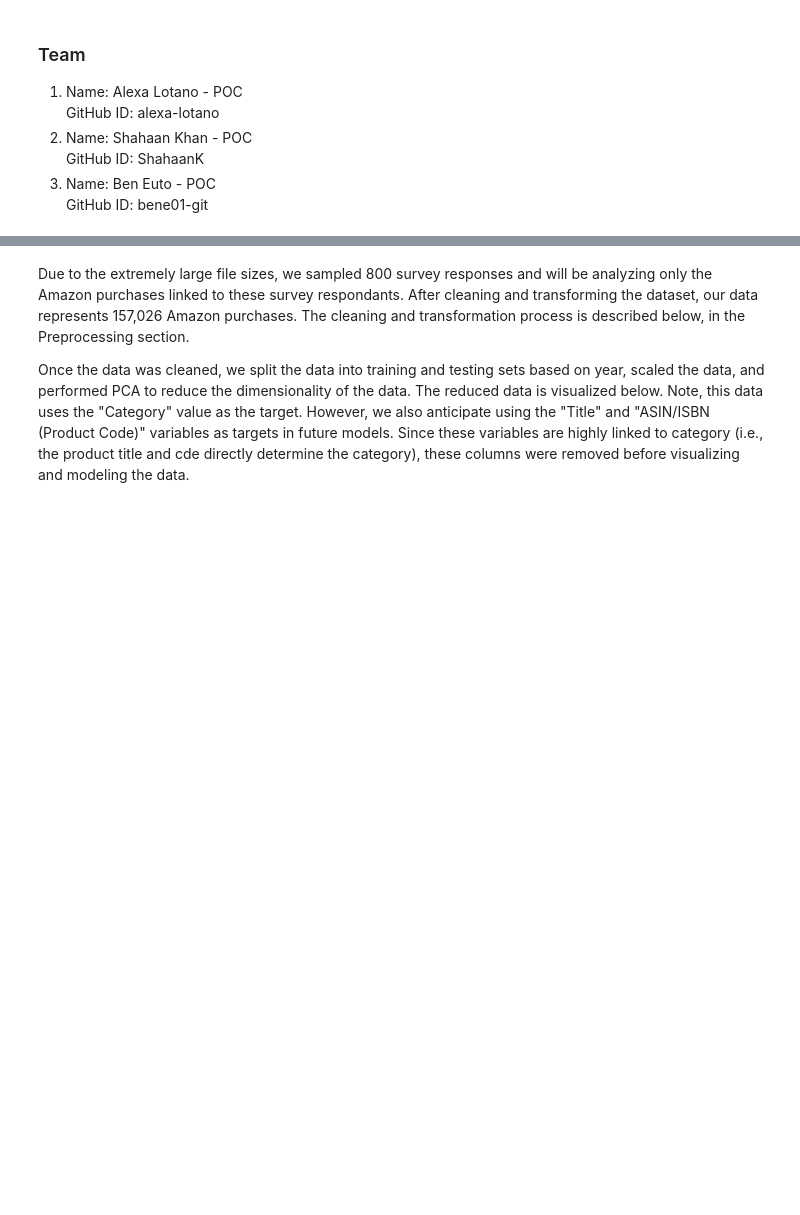
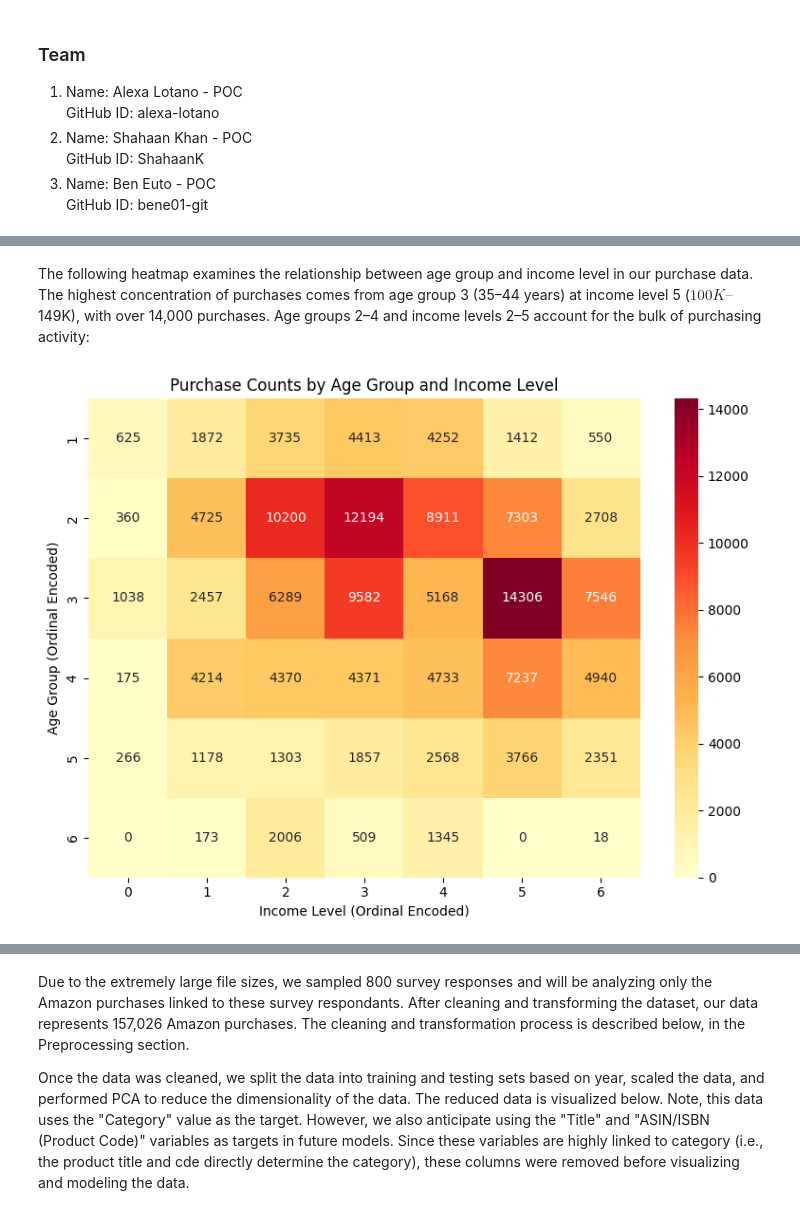
Before and after one commit to SU-IST707-SP26/group-project-bas-team, a Jupyter notebook: checkpoint/submissionDRAFT.ipynb, the cells around one changed output, grey strips where cells are left out. Saved outputs shown, nothing was run; the diff lists cells and outputs as text; code cells hidden in the pictures; blank space fills up the shorter version.

```diff
--- a/checkpoint/submissionDRAFT.ipynb
+++ b/checkpoint/submissionDRAFT.ipynb
@@ -94,0 +141,14 @@ Data Usage:
+# %% [markdown]
+The following heatmap examines the relationship between age group and income level in our purchase data. The highest concentration of purchases comes from age group 3 (35–44 years) at income level 5 ($100K–$149K), with over 14,000 purchases. Age groups 2–4 and income levels 2–5 account for the bulk of purchasing activity:
+# %%
+fig, ax = plt.subplots(figsize=(8, 6))
+age_income = data.groupby(['age', 'income']).size().reset_index(name='count')
+pivot = age_income.pivot(index='age', columns='income', values='count').fillna(0)
+sns.heatmap(pivot, annot=True, fmt='.0f', cmap='YlOrRd', ax=ax)
+ax.set_xlabel('Income Level (Ordinal Encoded)')
+ax.set_ylabel('Age Group (Ordinal Encoded)')
+ax.set_title('Purchase Counts by Age Group and Income Level')
+plt.tight_layout()
+plt.show()
+# %% [output]
+[figure, added]
```
Also changed, not shown: parts of 32 cells of this notebook, 1 other file.
